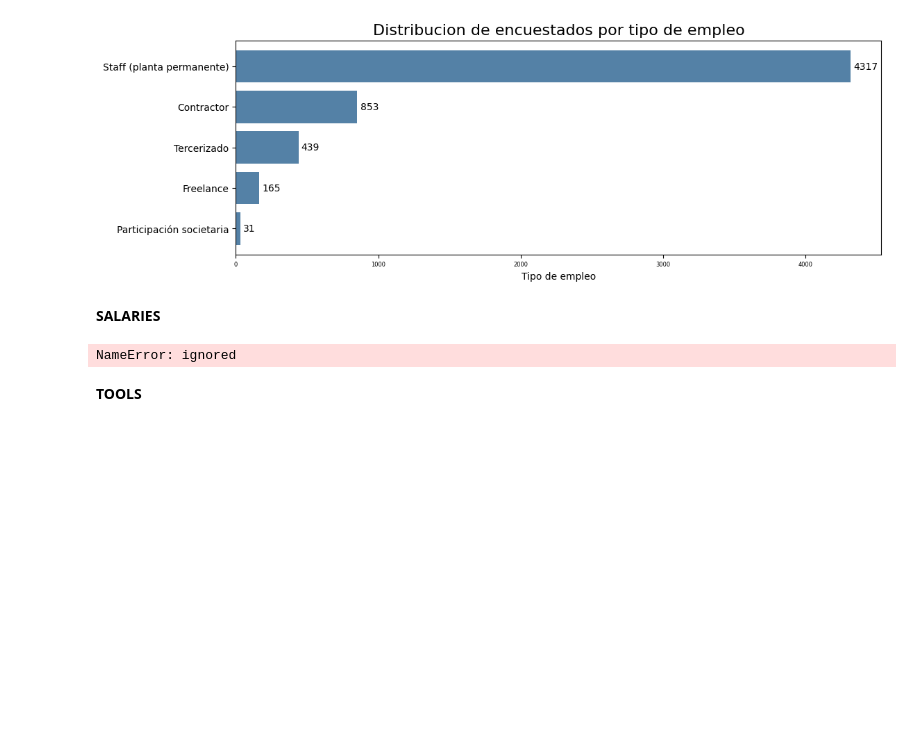
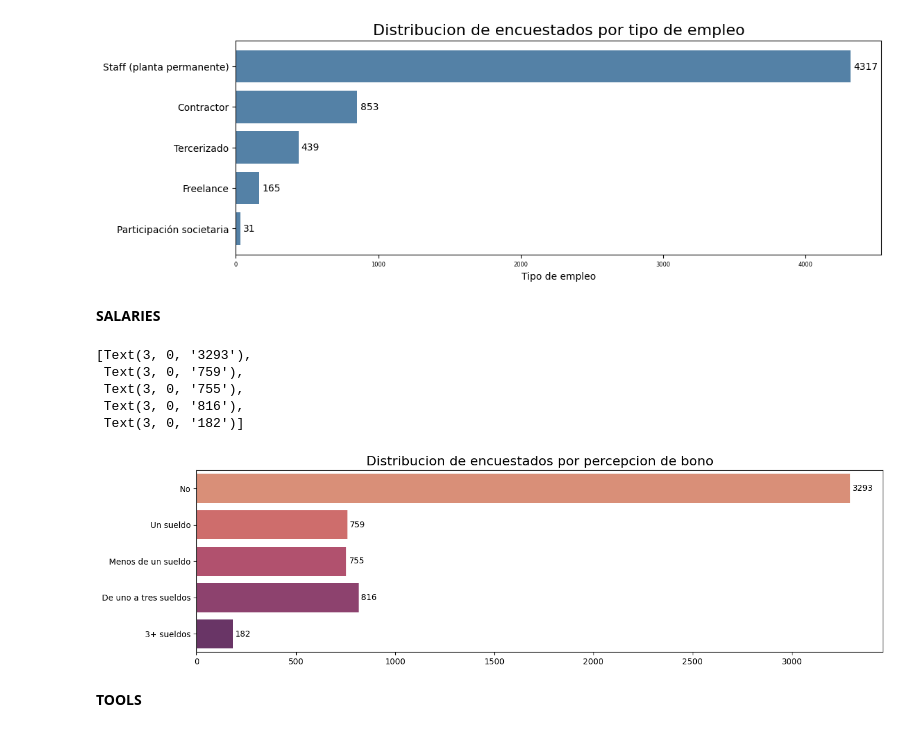
Before and after one commit to simonzanetti/2023.2-SysArmy-IT-Salaries-Survey, a Jupyter notebook: 2023_2_SysArmy_Survey.ipynb, the cells around one changed output. Drawn from its saved outputs; the diff is of its cells as text; code cells hidden in the pictures; blank space fills up the shorter version.

Commit message:
Se realizo el grafico de lanalisis monovariable de la columna salary_has_bonus

```diff
--- a/2023_2_SysArmy_Survey.ipynb
+++ b/2023_2_SysArmy_Survey.ipynb
@@ -439,14 +439,21 @@ print(salaries['work_contract_type'].unique())
 [figure]
 # %% [markdown]
 **SALARIES**
-# %%
-#SALARY_HAS_BONUS
-sns.countplot(x=salaries['salary_has_bonus'])
-axes[1,2].set_xlabel('')
-axes[1,2].set_ylabel('')
-axes[1,2].set_title('Uso de IA', fontsize=14)
-# %% [output]
-NameError: ignored
+# %%
+#SALARY_HAS_BONUS
+fig = plt.figure(figsize=(15, 4))
+ax = sns.countplot(y=salaries['salary_has_bonus'],palette='flare')
+plt.xlabel('')
+plt.ylabel('')
+plt.title('Distribucion de encuestados por percepcion de bono', fontsize=16)
+ax.bar_label(ax.containers[0], padding=3)
+# %% [output]
+[Text(3, 0, '3293'),
+ Text(3, 0, '759'),
+ Text(3, 0, '755'),
+ Text(3, 0, '816'),
+ Text(3, 0, '182')]
+[figure, added]
 # %% [markdown]
 **TOOLS**
 # %%
```
